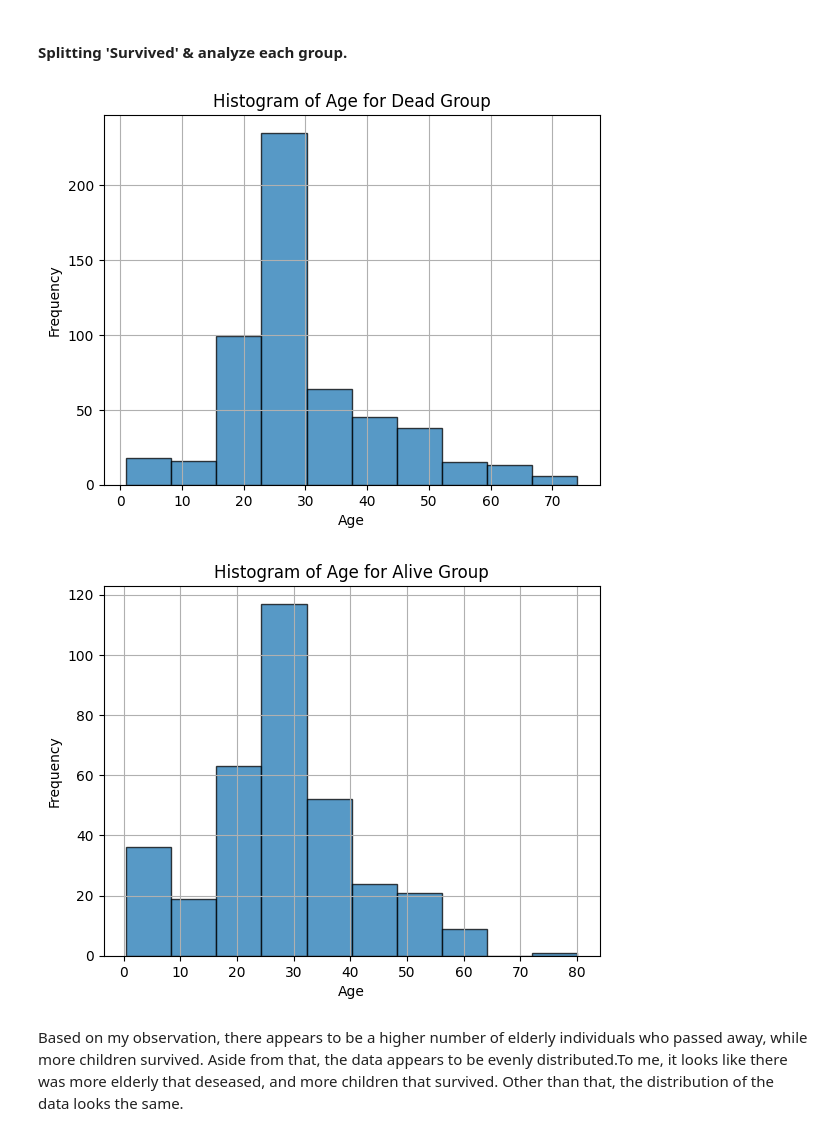
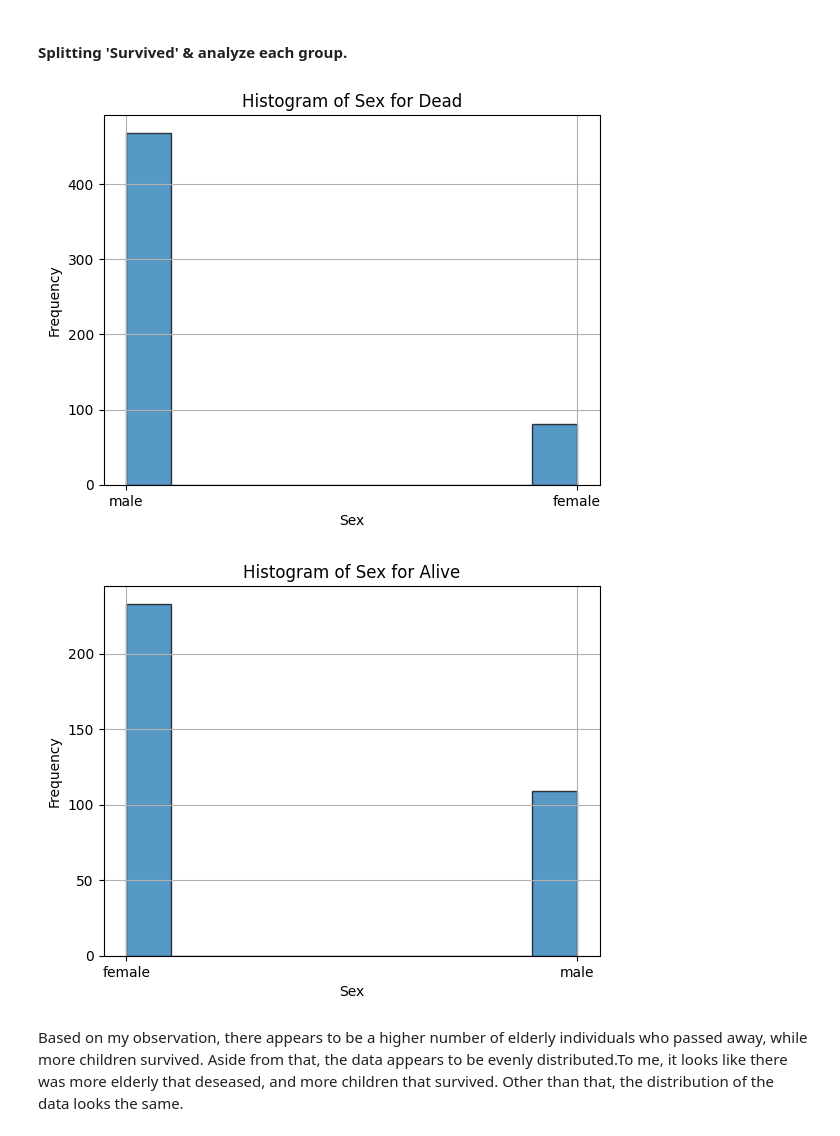
Before and after one commit to SeanMarcusJensen/Exam_DataScience, a Jupyter notebook: Notebook.ipynb, the cells around one changed output. Cells and saved outputs as stored; diff of their text form; code cells hidden in the pictures.

```diff
--- a/Notebook.ipynb
+++ b/Notebook.ipynb
@@ -159,23 +157,20 @@ dataframe['Traveling_Alone'] = dataframe['Family'] == 0
 groups = dataframe.groupby('Survived')
 dead = groups.get_group(0)
 alive = groups.get_group(1)
-# %%
-# Plot the histogram of the age for the dead group
-dead['Age'].hist(alpha=.75, edgecolor='black')
-plt.title('Histogram of Age for Dead Group')
-plt.xlabel('Age')
-plt.ylabel('Frequency')
-plt.show()
-
-# Plot the histogram of the age for the alive group
-alive['Age'].hist(alpha=.75, edgecolor='black')
-plt.title('Histogram of Age for Alive Group')
-plt.xlabel('Age')
-plt.ylabel('Frequency')
-plt.show()
-# %% [output]
-[figure, removed]
-[figure, removed]
+# %%
+def create_hist(dataset, label, group_name):
+    dataset[label].hist(alpha=.75, edgecolor='black')
+    plt.title(f'Histogram of {label} for {group_name}')
+    plt.xlabel(label)
+    plt.ylabel('Frequency')
+    plt.show()
+# %%
+# Plot the histogram of the age for the dead group
+create_hist(dead, 'Sex', 'Dead')
+create_hist(alive, 'Sex', 'Alive')
+# %% [output]
+[figure, added]
+[figure, added]
 # %% [markdown]
 Based on my observation, there appears to be a higher number of elderly individuals who passed away, while more children survived. Aside from that, the data appears to be evenly distributed.To me, it looks like there was more elderly that deseased, and more children that survived. Other than that, the distribution of the data looks the same.
 # %%
```
Also changed, not shown: parts of 5 cells of this notebook.
